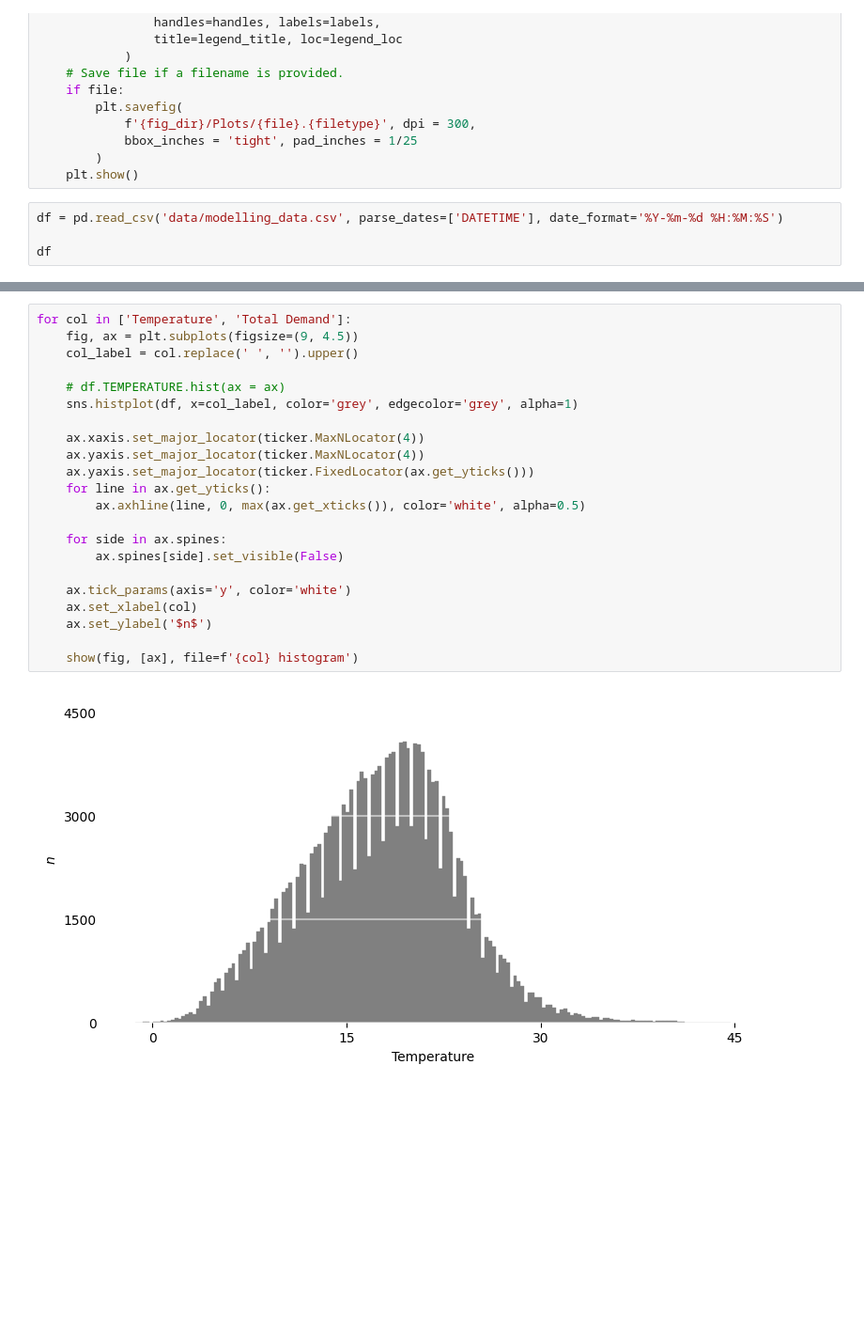
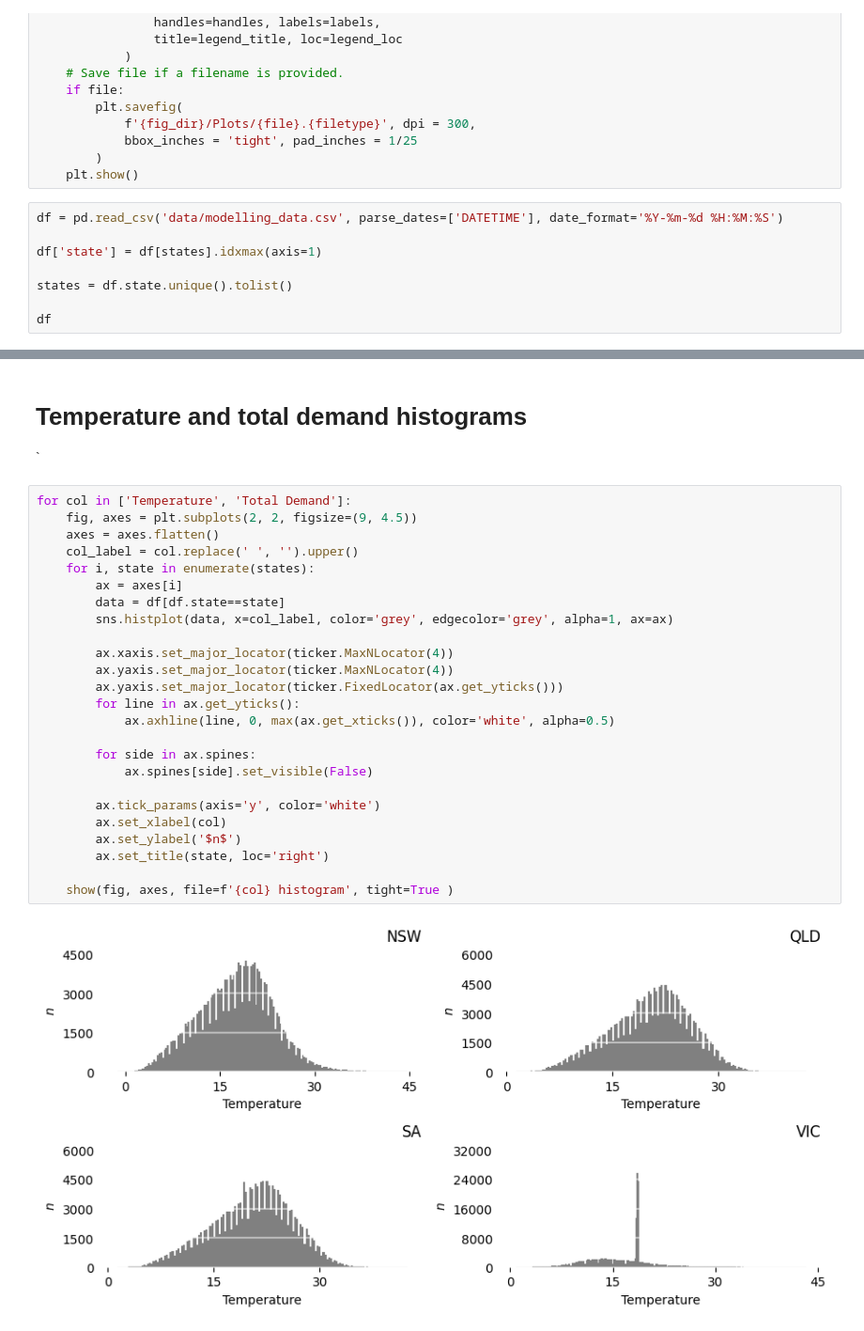
Before and after one commit to mango-unchained/Team-K---ZZSC9020-Capstone-Project, a Jupyter notebook: Data Viz.ipynb, the cells around one changed output, grey strips where cells are left out. Shown at 94% size. Drawn from its saved outputs; the diff is of its cells as text; blank space fills up the shorter version.

Commit message:
Data exploration visualisations updated with all data

```diff
--- a/Data Viz.ipynb
+++ b/Data Viz.ipynb
@@ -115,5 +105,9 @@ def show(
 # %%
 df = pd.read_csv('data/modelling_data.csv', parse_dates=['DATETIME'], date_format='%Y-%m-%d %H:%M:%S')
 
+df['state'] = df[states].idxmax(axis=1)
+
+states = df.state.unique().tolist()
+
 df
 # %% [output]
@@ -133,24 +127,30 @@ df
+# %% [markdown]
+# Temperature and total demand histograms
+`
 # %%
 for col in ['Temperature', 'Total Demand']:
-    fig, ax = plt.subplots(figsize=(9, 4.5))
+    fig, axes = plt.subplots(2, 2, figsize=(9, 4.5))
+    axes = axes.flatten()
     col_label = col.replace(' ', '').upper()
+    for i, state in enumerate(states):
+        ax = axes[i]
+        data = df[df.state==state]
+        sns.histplot(data, x=col_label, color='grey', edgecolor='grey', alpha=1, ax=ax)
 
-    # df.TEMPERATURE.hist(ax = ax)
-    sns.histplot(df, x=col_label, color='grey', edgecolor='grey', alpha=1)
+        ax.xaxis.set_major_locator(ticker.MaxNLocator(4))
+        ax.yaxis.set_major_locator(ticker.MaxNLocator(4))
+        ax.yaxis.set_major_locator(ticker.FixedLocator(ax.get_yticks()))
+        for line in ax.get_yticks():
+            ax.axhline(line, 0, max(ax.get_xticks()), color='white', alpha=0.5)
 
-    ax.xaxis.set_major_locator(ticker.MaxNLocator(4))
-    ax.yaxis.set_major_locator(ticker.MaxNLocator(4))
-    ax.yaxis.set_major_locator(ticker.FixedLocator(ax.get_yticks()))
-    for line in ax.get_yticks():
-        ax.axhline(line, 0, max(ax.get_xticks()), color='white', alpha=0.5)
+        for side in ax.spines:
+            ax.spines[side].set_visible(False)
 
-    for side in ax.spines:
-        ax.spines[side].set_visible(False)
+        ax.tick_params(axis='y', color='white')
+        ax.set_xlabel(col)
+        ax.set_ylabel('$n$')
+        ax.set_title(state, loc='right')
 
-    ax.tick_params(axis='y', color='white')
-    ax.set_xlabel(col)
-    ax.set_ylabel('$n$')
-
-    show(fig, [ax], file=f'{col} histogram')
+    show(fig, axes, file=f'{col} histogram', tight=True )
 # %% [output]
-[figure, old version]
+[figure, new version]
```
Also changed, not shown: parts of 17 cells of this notebook, 1 other file.
